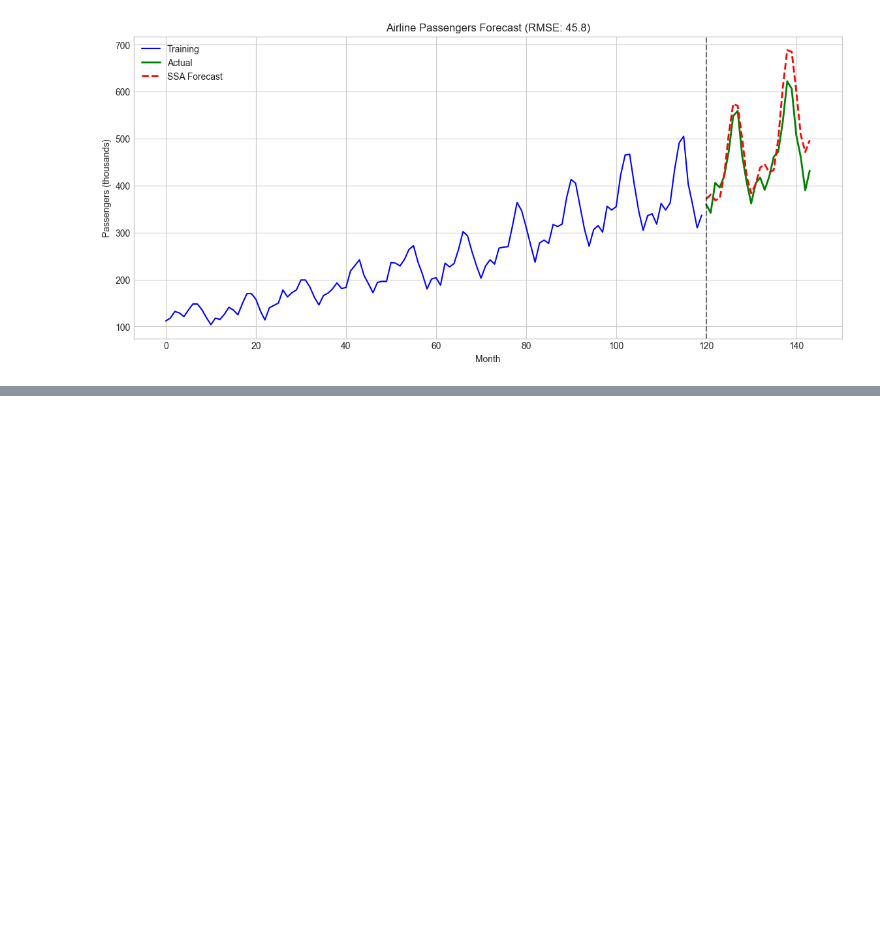
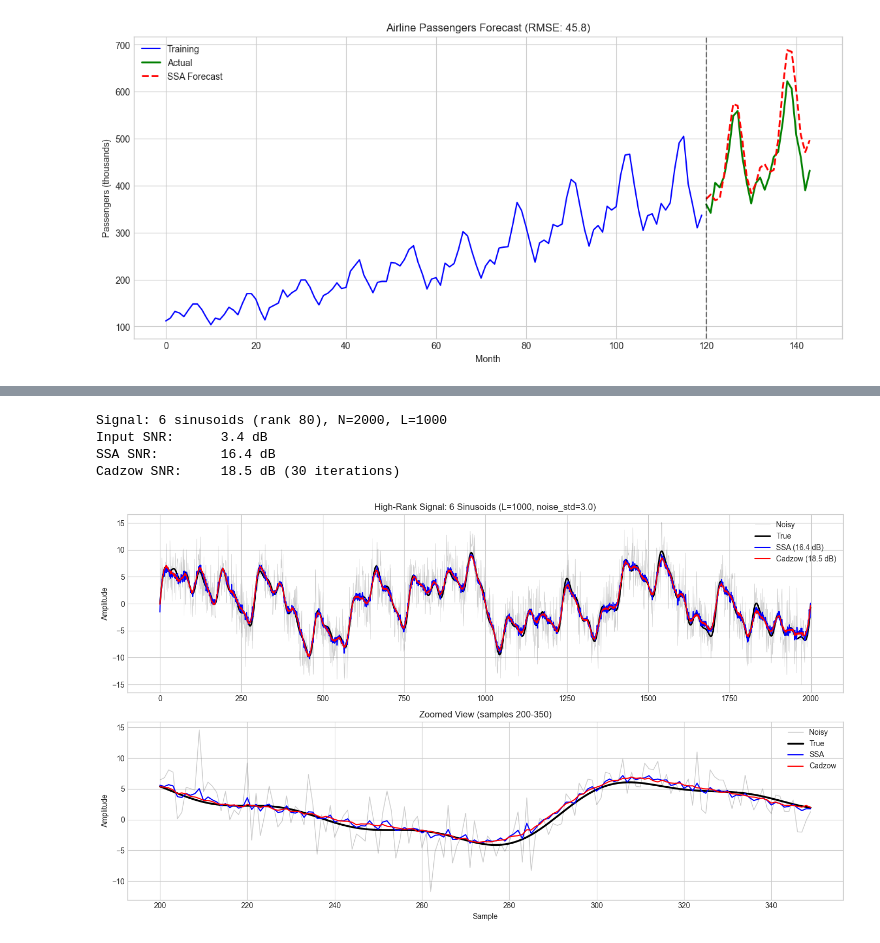
Before and after one commit to Tugbars/Singular-Spectrum-Analysis, a Jupyter notebook: MKL/py/ssa_demo.ipynb, the cells around one changed output, grey strips where cells are left out. Saved outputs shown, nothing was run; the diff lists cells and outputs as text; code cells hidden in the pictures; blank space fills up the shorter version.

```diff
--- a/MKL/py/ssa_demo.ipynb
+++ b/MKL/py/ssa_demo.ipynb
@@ -683,2 +675,72 @@ Reconstruction correlation: 0.9871
 Trend variance: 97.4%
 Top 7 components: 99.6%
+# %%
+from ssa_wrapper import SSA, cadzow
+
+# Generate high-rank signal: multiple sinusoids (rank 12)
+N = 2000
+L = N // 2
+rank = 80
+t = np.arange(N) / N
+
+true_signal = (4.0 * np.sin(2 * np.pi * 3 * t) +
+               3.0 * np.sin(2 * np.pi * 7 * t) +
+               2.5 * np.sin(2 * np.pi * 13 * t) +
+               2.0 * np.sin(2 * np.pi * 21 * t) +
+               1.5 * np.sin(2 * np.pi * 34 * t) +
+               1.0 * np.sin(2 * np.pi * 55 * t))
+
+# Add heavy noise
+np.random.seed(42)
+noise_std = 3.0
+noisy = true_signal + np.random.randn(N) * noise_std
+
+# Single-pass SSA denoising
+ssa = SSA(noisy, L=L)
+ssa.decompose(k=rank)
+ssa_result = ssa.reconstruct(list(range(rank)))
+
+# Cadzow denoising
+cadzow_res = cadzow(noisy, L=L, rank=rank, max_iter=30)
+
+# Compute SNR
+def snr(true, est):
+    return 10 * np.log10(np.mean(true**2) / np.mean((true - est)**2))
+
+print(f"Signal: 6 sinusoids (rank {rank}), N={N}, L={L}")
+print(f"Input SNR:      {snr(true_signal, noisy):.1f} dB")
+print(f"SSA SNR:        {snr(true_signal, ssa_result):.1f} dB")
+print(f"Cadzow SNR:     {snr(true_signal, cadzow_res.signal):.1f} dB ({cadzow_res.iterations} iterations)")
+
+# Plot
+fig, axes = plt.subplots(2, 1, figsize=(14, 8))
+
+# Full signal
+axes[0].plot(noisy, 'gray', alpha=0.4, lw=0.5, label='Noisy')
+axes[0].plot(true_signal, 'k-', lw=2, label='True')
+axes[0].plot(ssa_result, 'b-', lw=1.5, label=f'SSA ({snr(true_signal, ssa_result):.1f} dB)')
+axes[0].plot(cadzow_res.signal, 'r-', lw=1.5, label=f'Cadzow ({snr(true_signal, cadzow_res.signal):.1f} dB)')
+axes[0].set_title(f'High-Rank Signal: 6 Sinusoids (L={L}, noise_std={noise_std})')
+axes[0].legend(loc='upper right')
+axes[0].set_ylabel('Amplitude')
+
+# Zoomed view
+z = slice(200, 350)
+axes[1].plot(range(z.start, z.stop), noisy[z], 'gray', alpha=0.4, lw=1, label='Noisy')
+axes[1].plot(range(z.start, z.stop), true_signal[z], 'k-', lw=2.5, label='True')
+axes[1].plot(range(z.start, z.stop), ssa_result[z], 'b-', lw=1.5, label='SSA')
+axes[1].plot(range(z.start, z.stop), cadzow_res.signal[z], 'r-', lw=1.5, label='Cadzow')
+axes[1].set_title('Zoomed View (samples 200-350)')
+axes[1].legend(loc='upper right')
+axes[1].set_xlabel('Sample')
+axes[1].set_ylabel('Amplitude')
+
+plt.tight_layout()
+plt.savefig('cadzow_comparison.png', dpi=250, bbox_inches='tight')
+plt.show()
+# %% [output]
+Signal: 6 sinusoids (rank 80), N=2000, L=1000
+Input SNR:      3.4 dB
+SSA SNR:        16.4 dB
+Cadzow SNR:     18.5 dB (30 iterations)
+[figure, added]
```
Also changed, not shown: parts of 11 cells of this notebook, 2 other files.
